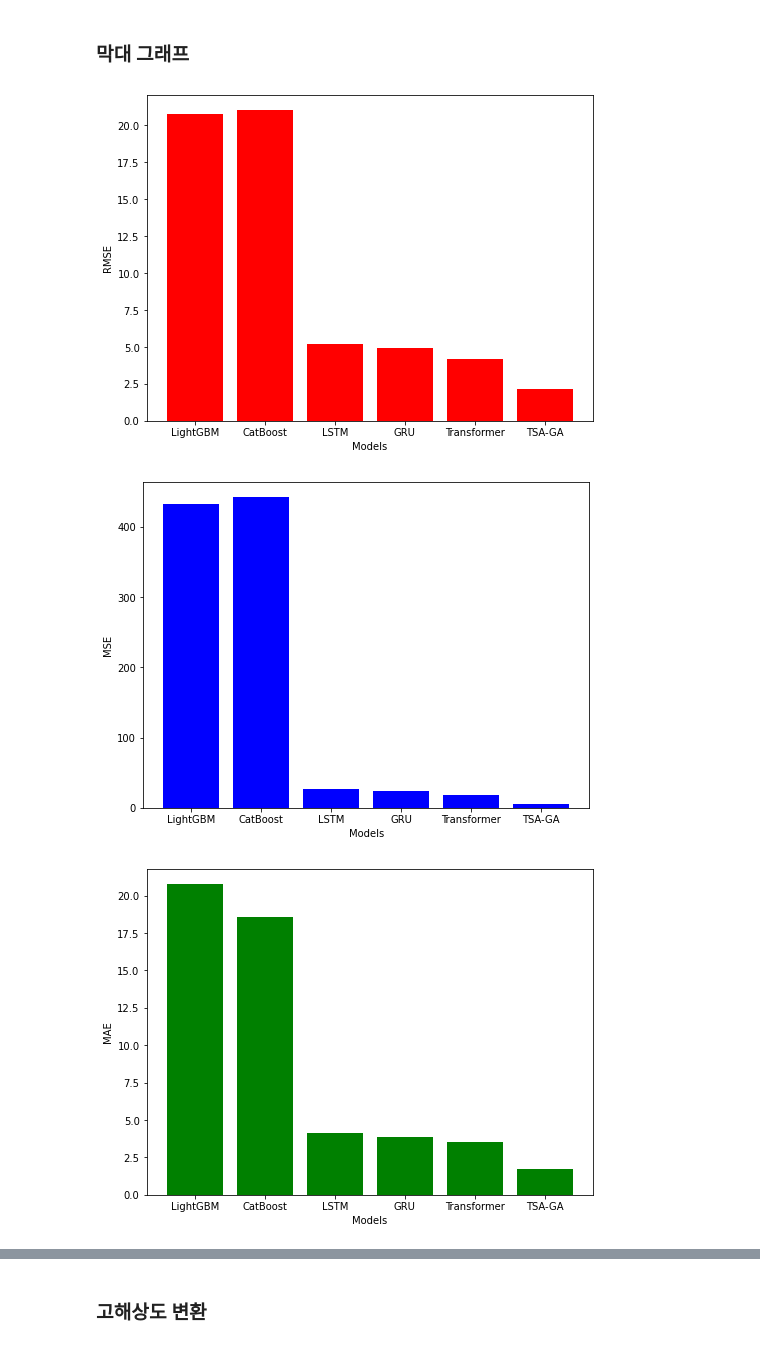
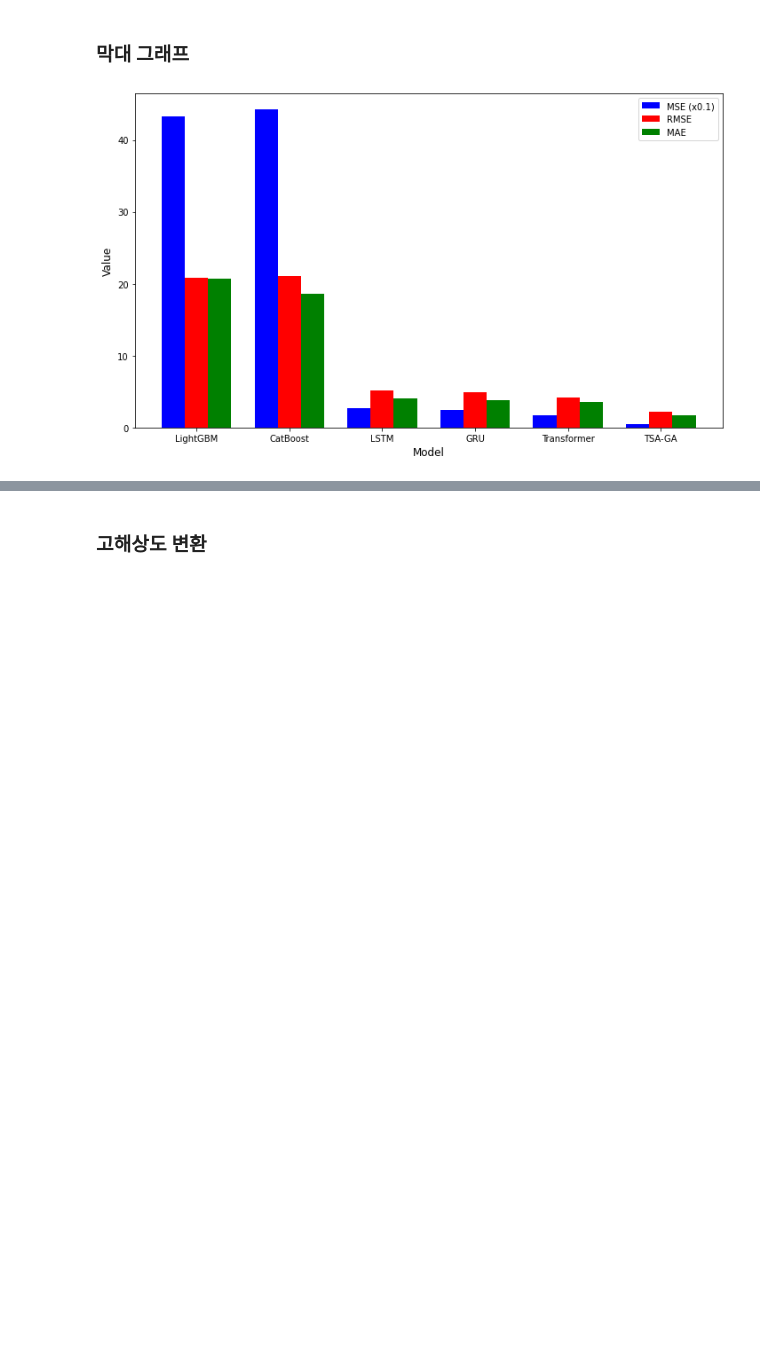
Before and after one commit to hakhyun0615/SCI_Journal, a Jupyter notebook: 코드/Analysis/analysis.ipynb, the cells around one changed output, grey strips where cells are left out. Drawn from its saved outputs; the diff is of its cells as text; code cells hidden in the pictures; blank space fills up the shorter version.

```diff
--- a/코드/Analysis/analysis.ipynb
+++ b/코드/Analysis/analysis.ipynb
@@ -101,23 +104,25 @@ fig.savefig('../../데이터/Figure/Line_Window.jpg')
 # %%
 model = ['LightGBM', 'CatBoost', 'LSTM', 'GRU', 'Transformer', 'TSA-GA']
 rmse = [20.7914, 21.0314, 5.1713, 4.9356, 4.1943, 2.1814]
 mse = [432.2820, 442.3216, 26.7419, 24.3597, 17.5922, 4.7584]
+adjusted_mse = [x * 0.1 for x in mse]
 mae = [20.7664, 18.5840, 4.1029, 3.8586, 3.5029, 1.7017]
 
-data = [rmse, mse, mae]
-losses = ['RMSE', 'MSE', 'MAE']
-colors = ['red', 'blue', 'green']
+fig, ax = plt.subplots(figsize=(10, 6))
+bar_width = 0.25
+index = np.arange(len(model))
 
-fig_paths = []
-for i, loss in enumerate(losses):
-    plt.figure(figsize=(8, 6))
-    plt.bar(model, data[i], color=colors[i])
-    plt.xlabel('Models')
-    plt.ylabel(loss)
-    fig_path = f'../../데이터/Figure/Bar_{losses[i]}.jpg'
-    plt.savefig(fig_path)
-    fig_paths.append(fig_path)
+bars1 = plt.bar(index, adjusted_mse, bar_width, color='b', label='MSE (x0.1)')
+bars2 = plt.bar(index + bar_width, rmse, bar_width, color='r', label='RMSE')
+bars3 = plt.bar(index + 2 * bar_width, mae, bar_width, color='g', label='MAE')
+
+plt.xlabel('Model', fontsize=12)
+plt.ylabel('Value', fontsize=12)
+
+plt.legend()
+plt.xticks(index + bar_width, model)
+
+plt.tight_layout()
+plt.savefig(f'../../데이터/Figure/original/Bar.jpg')
 # %% [output]
-[figure, old version]
+[figure, new version]
-[figure, removed]
-[figure, removed]
```
Also changed, not shown: parts of 6 cells of this notebook, 32 other files.
